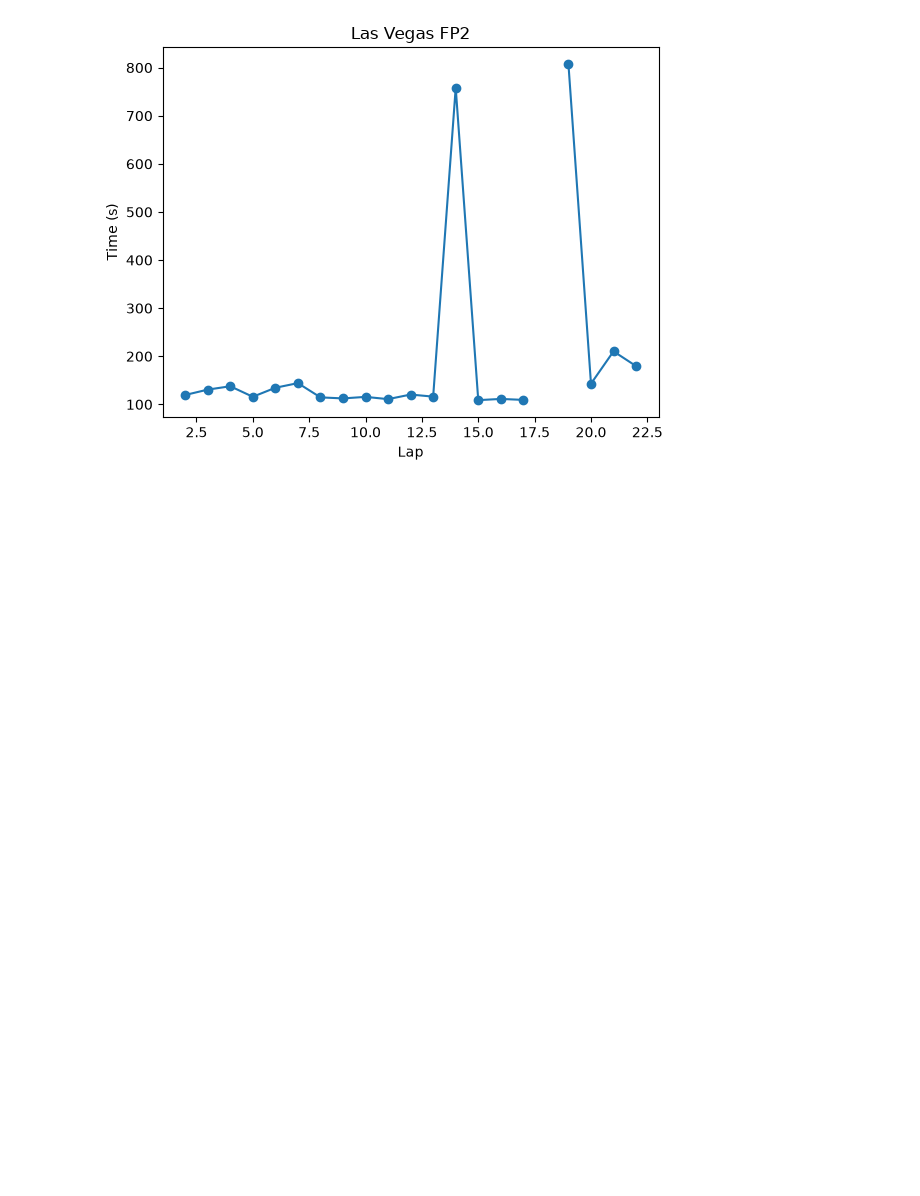
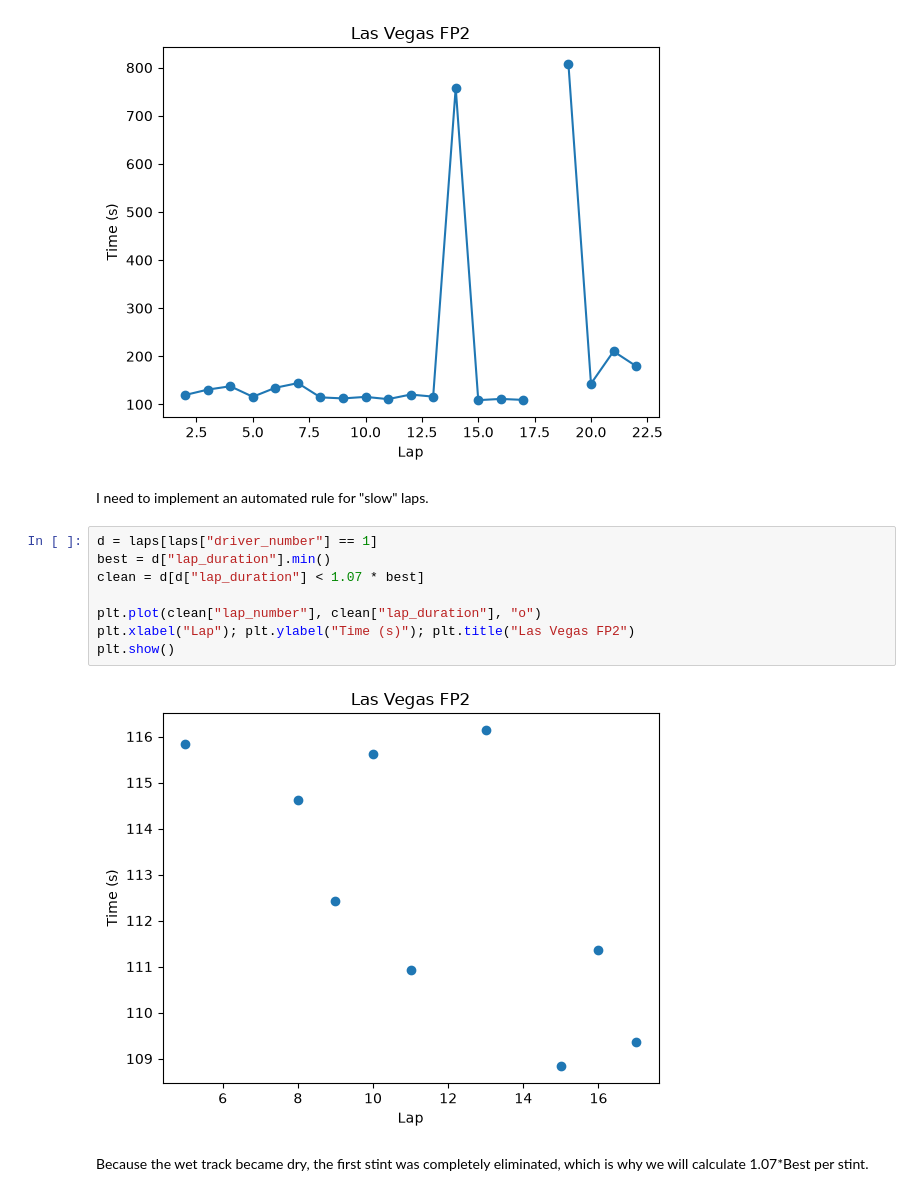
Before and after one commit to TudorD19/F1_Race_Prediction_Model, a Jupyter notebook: notebooks/01_explore_openf1.ipynb, the cells around one changed output. Saved outputs shown, nothing was run; the diff lists cells and outputs as text; blank space fills up the shorter version.

Commit message:
Implemented rule for slow laps

```diff
--- a/notebooks/01_explore_openf1.ipynb
+++ b/notebooks/01_explore_openf1.ipynb
@@ -92,3 +92,17 @@ plt.show()
 # %% [output]
 Matplotlib is building the font cache; this may take a moment.
 [figure]
+# %% [markdown]
+I need to implement an automated rule for "slow" laps.
+# %%
+d = laps[laps["driver_number"] == 1]
+best = d["lap_duration"].min()
+clean = d[d["lap_duration"] < 1.07 * best]
+
+plt.plot(clean["lap_number"], clean["lap_duration"], "o")
+plt.xlabel("Lap"); plt.ylabel("Time (s)"); plt.title("Las Vegas FP2")
+plt.show()
+# %% [output]
+[figure, added]
+# %% [markdown]
+Because the wet track became dry, the first stint was completely eliminated, which is why we will calculate 1.07*Best per stint.
```
